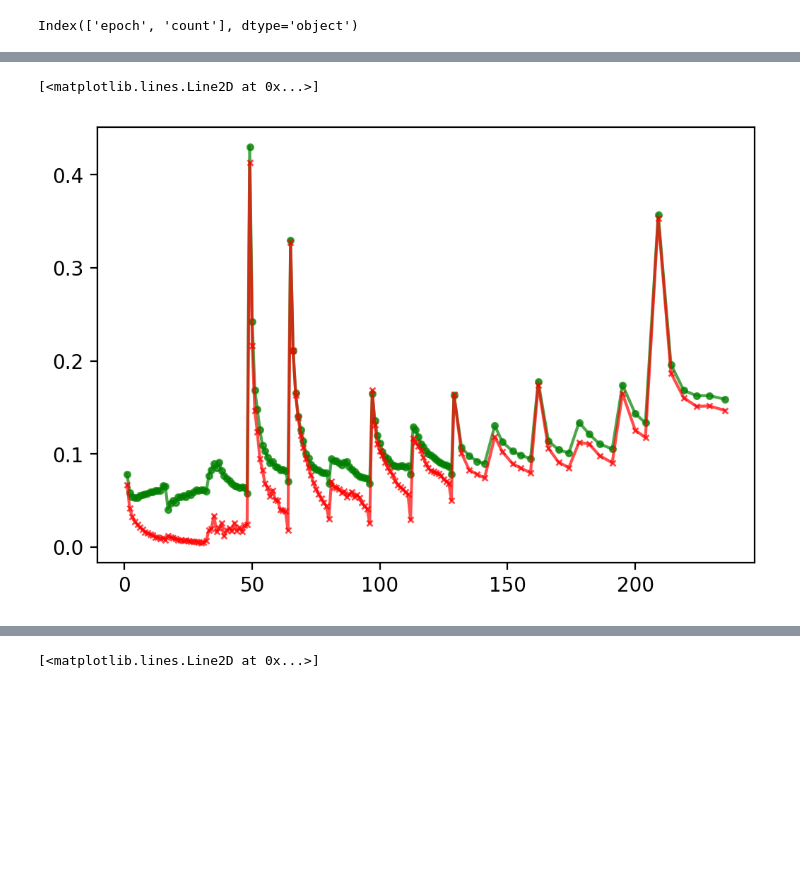
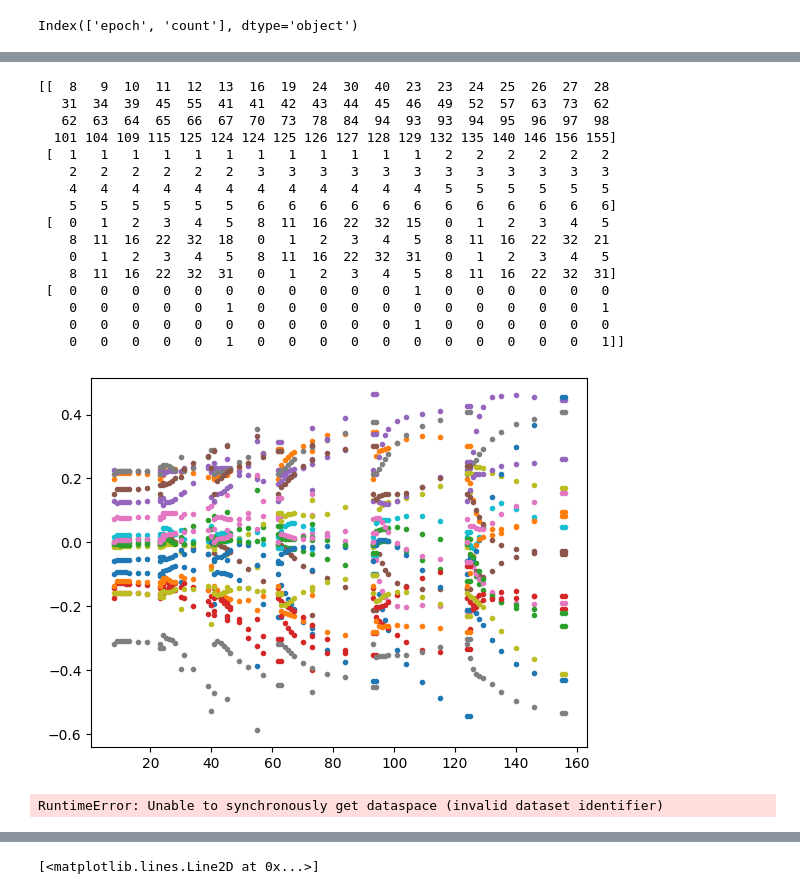
Before and after one commit to NREL/BUTTER-Empirical-Deep-Learning-Experimental-Framework, a Jupyter notebook: example/database_query_example.ipynb, the cells around one changed output, grey strips where cells are left out. Cells and saved outputs as stored; diff of their text form; code cells hidden in the pictures; blank space fills up the shorter version.

```diff
--- a/example/database_query_example.ipynb
+++ b/example/database_query_example.ipynb
@@ -188,7 +276,47 @@ plt.semilogy(retained['fit_epoch'], retained['test_loss'], '-xr', markersize=3.0
-# %%
-fig = plt.figure(dpi=200, figsize=(6,4))
-plt.plot(by_epoch['epoch'], by_epoch['test_loss_quantile_50'], '-og', markersize=3.0, alpha=.7)
-plt.plot(by_epoch['epoch'], by_epoch['trained_loss_quantile_50'], '-xr', markersize=3.0, alpha=.7)
-# %% [output]
-[<matplotlib.lines.Line2D at 0x...>]
-[figure, removed]
+# %%
+import h5py as h5
+import hdf5plugin
+
+
+# scp eagle:/projects/modularai/dmp/dmp/model_data/c1a3792d-c30d-4b55-9ca4-d1bbcc59518c.h5 .
+dmp_path = '/home/ctripp/dmp/dmp/'
+model_data_dir = os.path.join(dmp_path, "model_data")
+checkpoint_path = os.path.join(model_data_dir, f'c1a3792d-c30d-4b55-9ca4-d1bbcc59518c.h5')
+with h5.File(checkpoint_path, "r") as h5_file:
+    (
+        epoch_dataset,
+        parameter_dataset,
+        optimizer_datasets,
+    ) = model_serialization.get_datasets_from_model_file(h5_file, None)
+
+    global_epoch = epoch_dataset[0,:]
+    fit_number = epoch_dataset[1,:]
+    fit_epoch = epoch_dataset[2,:]
+    epoch_marker = epoch_dataset[3,:]
+
+    for i in range(1,20):
+        plt.plot(epoch_dataset[0,:], parameter_dataset[i,:], '.')
+
+    print(epoch_dataset[:,:])
+# %% [output]
+[[  8   9  10  11  12  13  16  19  24  30  40  23  23  24  25  26  27  28
+   31  34  39  45  55  41  41  42  43  44  45  46  49  52  57  63  73  62
+   62  63  64  65  66  67  70  73  78  84  94  93  93  94  95  96  97  98
+  101 104 109 115 125 124 124 125 126 127 128 129 132 135 140 146 156 155]
+ [  1   1   1   1   1   1   1   1   1   1   1   1   2   2   2   2   2   2
+    2   2   2   2   2   2   3   3   3   3   3   3   3   3   3   3   3   3
+    4   4   4   4   4   4   4   4   4   4   4   4   5   5   5   5   5   5
+    5   5   5   5   5   5   6   6   6   6   6   6   6   6   6   6   6   6]
+ [  0   1   2   3   4   5   8  11  16  22  32  15   0   1   2   3   4   5
+    8  11  16  22  32  18   0   1   2   3   4   5   8  11  16  22  32  21
+    0   1   2   3   4   5   8  11  16  22  32  31   0   1   2   3   4   5
+    8  11  16  22  32  31   0   1   2   3   4   5   8  11  16  22  32  31]
+ [  0   0   0   0   0   0   0   0   0   0   0   1   0   0   0   0   0   0
+    0   0   0   0   0   1   0   0   0   0   0   0   0   0   0   0   0   1
+    0   0   0   0   0   0   0   0   0   0   0   1   0   0   0   0   0   0
+    0   0   0   0   0   1   0   0   0   0   0   0   0   0   0   0   0   1]]
+[figure, added]
+# %%
+print(epoch_dataset[:,:])
+# %% [output]
+RuntimeError: Unable to synchronously get dataspace (invalid dataset identifier)
```
Also changed, not shown: parts of 16 cells of this notebook, 4 other files.
